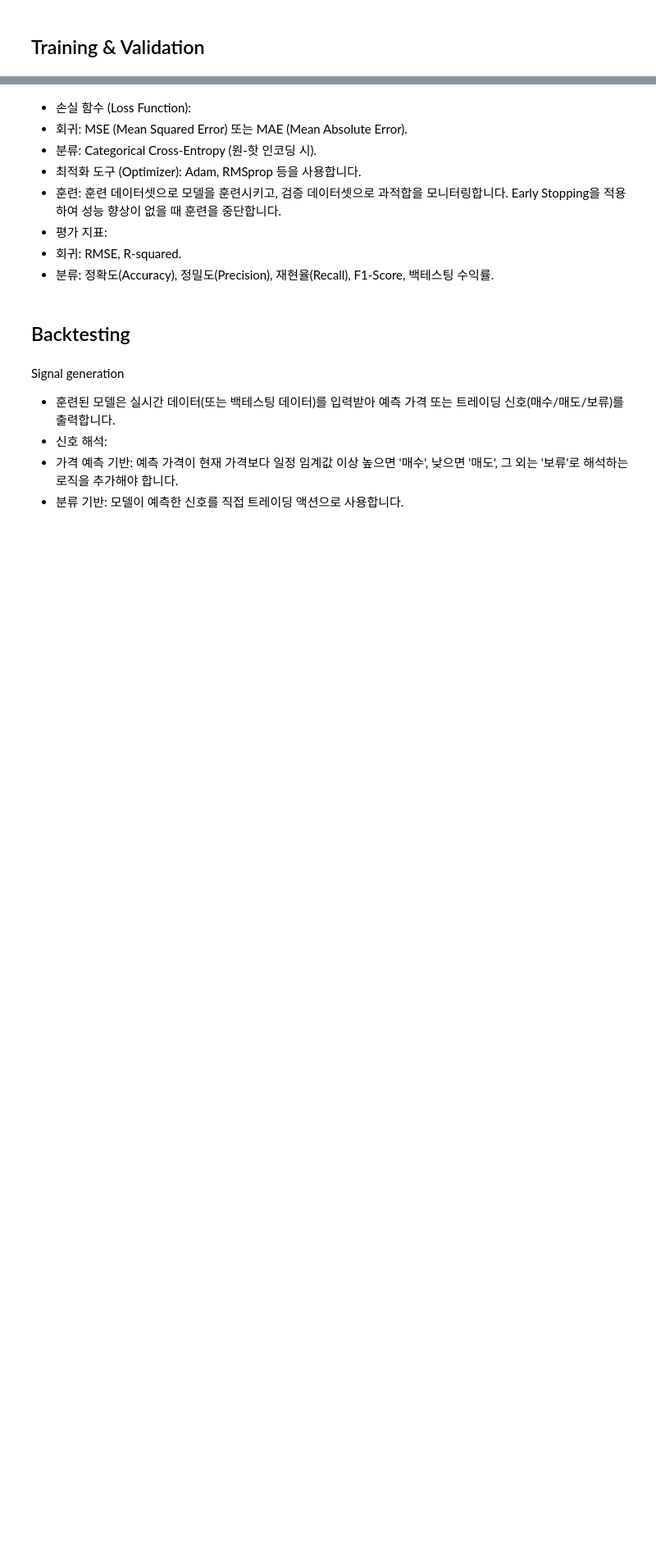
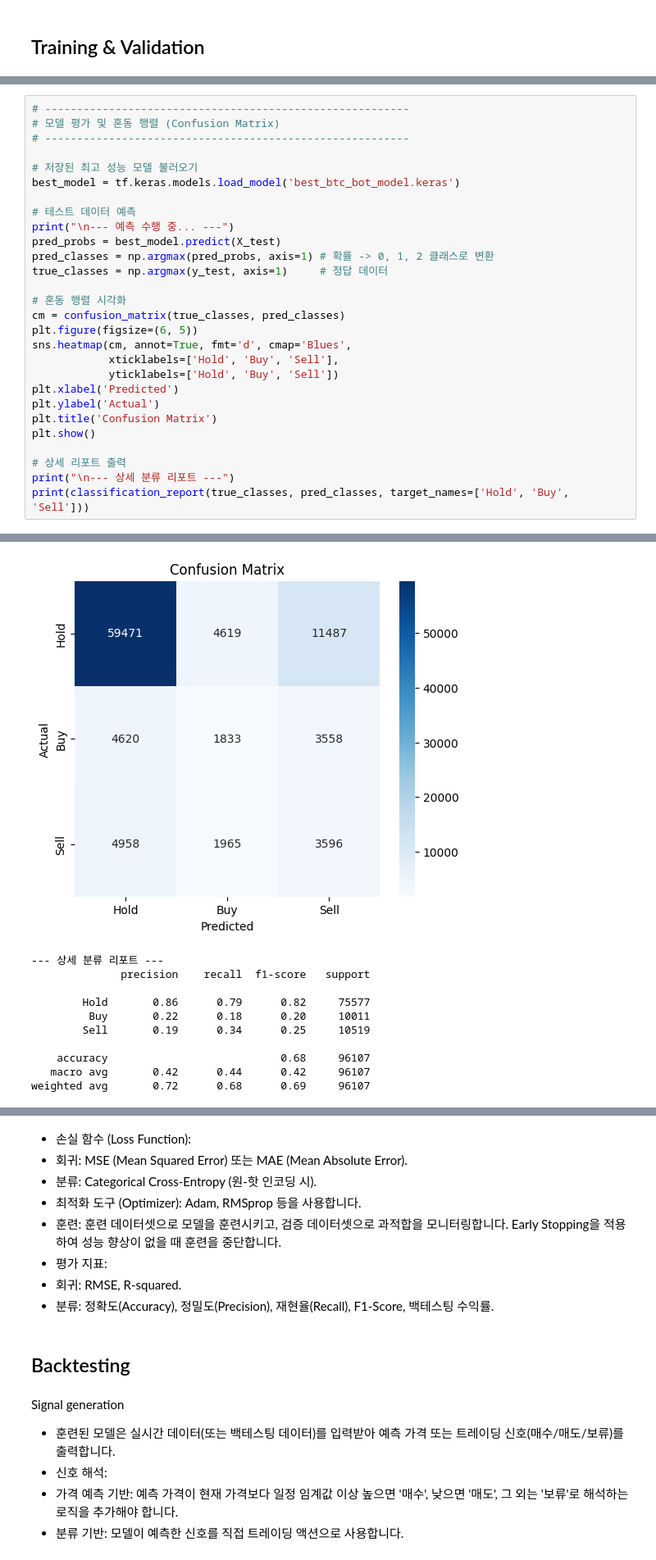
Before and after one commit to dongbin300/PyLab, a Jupyter notebook: Labs/Crypto/CNN-LSTM/CNN-LSTM1.ipynb, the cells around one changed output, grey strips where cells are left out. Shown: that part at 82% size. Cells and saved outputs as stored; diff of their text form; blank space fills up the shorter version.

```diff
--- a/Labs/Crypto/CNN-LSTM/CNN-LSTM1.ipynb
+++ b/Labs/Crypto/CNN-LSTM/CNN-LSTM1.ipynb
@@ -234,0 +388,29 @@ Sell(2) 가중치: 3.9260 (데이터가 적으므로 높음)
+# %%
+# ---------------------------------------------------------
+# 모델 평가 및 혼동 행렬 (Confusion Matrix)
+# ---------------------------------------------------------
+
+# 저장된 최고 성능 모델 불러오기
+best_model = tf.keras.models.load_model('best_btc_bot_model.keras')
+
+# 테스트 데이터 예측
+print("\n--- 예측 수행 중... ---")
+pred_probs = best_model.predict(X_test)
+pred_classes = np.argmax(pred_probs, axis=1) # 확률 -> 0, 1, 2 클래스로 변환
+true_classes = np.argmax(y_test, axis=1)     # 정답 데이터
+
+# 혼동 행렬 시각화
+cm = confusion_matrix(true_classes, pred_classes)
+plt.figure(figsize=(6, 5))
+sns.heatmap(cm, annot=True, fmt='d', cmap='Blues',
+            xticklabels=['Hold', 'Buy', 'Sell'],
+            yticklabels=['Hold', 'Buy', 'Sell'])
+plt.xlabel('Predicted')
+plt.ylabel('Actual')
+plt.title('Confusion Matrix')
+plt.show()
+
+# 상세 리포트 출력
+print("\n--- 상세 분류 리포트 ---")
+print(classification_report(true_classes, pred_classes, target_names=['Hold', 'Buy', 'Sell']))
+# %% [output]
@@ -234,0 +419,11 @@ Sell(2) 가중치: 3.9260 (데이터가 적으므로 높음)
+[figure, added]
+--- 상세 분류 리포트 ---
+              precision    recall  f1-score   support
+
+        Hold       0.86      0.79      0.82     75577
+         Buy       0.22      0.18      0.20     10011
+        Sell       0.19      0.34      0.25     10519
+
+    accuracy                           0.68     96107
+   macro avg       0.42      0.44      0.42     96107
+weighted avg       0.72      0.68      0.69     96107
```
Also changed, not shown: parts of 14 cells of this notebook, 1 other file.
